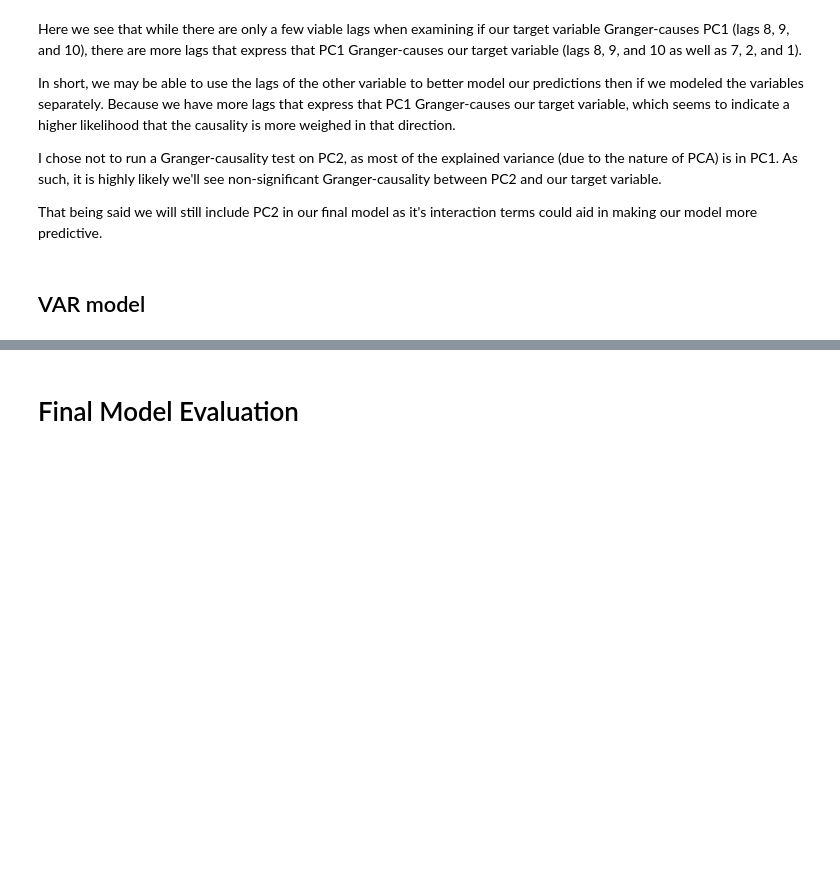
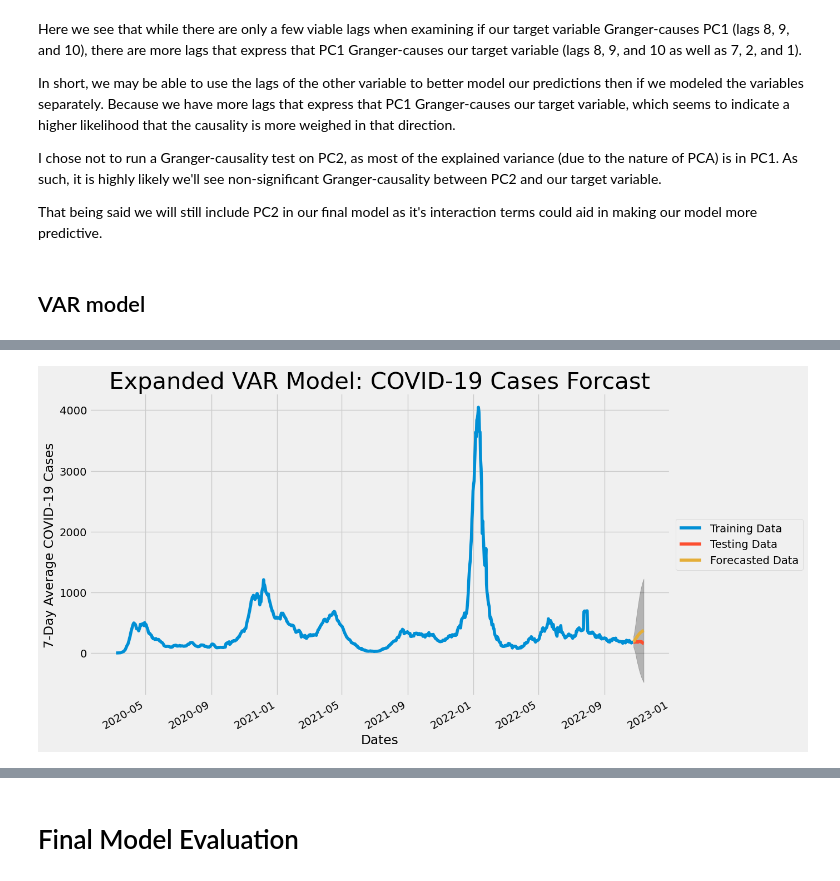
Before and after one commit to sanderlin2013/Predicting-COVID-19-in-Philly, a Jupyter notebook: final_notebook.ipynb, the cells around one changed output, grey strips where cells are left out. Cells and saved outputs as stored; diff of their text form; code cells hidden in the pictures; blank space fills up the shorter version.

```diff
--- a/final_notebook.ipynb
+++ b/final_notebook.ipynb
@@ -426,6 +805,7 @@ print(fitted_model.summary())
 # %%
 # getting predictions based on the VAR model
-predict = fitted_model.get_prediction(start=first_date_test, end=last_date_test)
+predict = fitted_model.get_prediction(
+    start=first_date_test, end=last_date_test)
 predictions = predict.predicted_mean
 
 # get confidence interval
@@ -435,6 +815,8 @@ var_conf = var_conf_all[["lower Target", "upper Target"]]
 # make DataFrame for predictions
 predictions.columns = ['Target predicted', 'PC1 predicted', 'PC2 predicted', ]
 # %%
-plot_model(var_df["Target"], y_test, predictions["Target predicted"], "VAR Model COVID-19 Cases Forcast",
+plot_model(var_df["Target"], y_test, predictions["Target predicted"], "Expanded VAR Model: COVID-19 Cases Forcast",
            '7-Day Average COVID-19 Cases', conf_interval=var_conf)
+# %% [output]
+[figure, added]
 # %%
```
Also changed, not shown: parts of 47 cells of this notebook.
